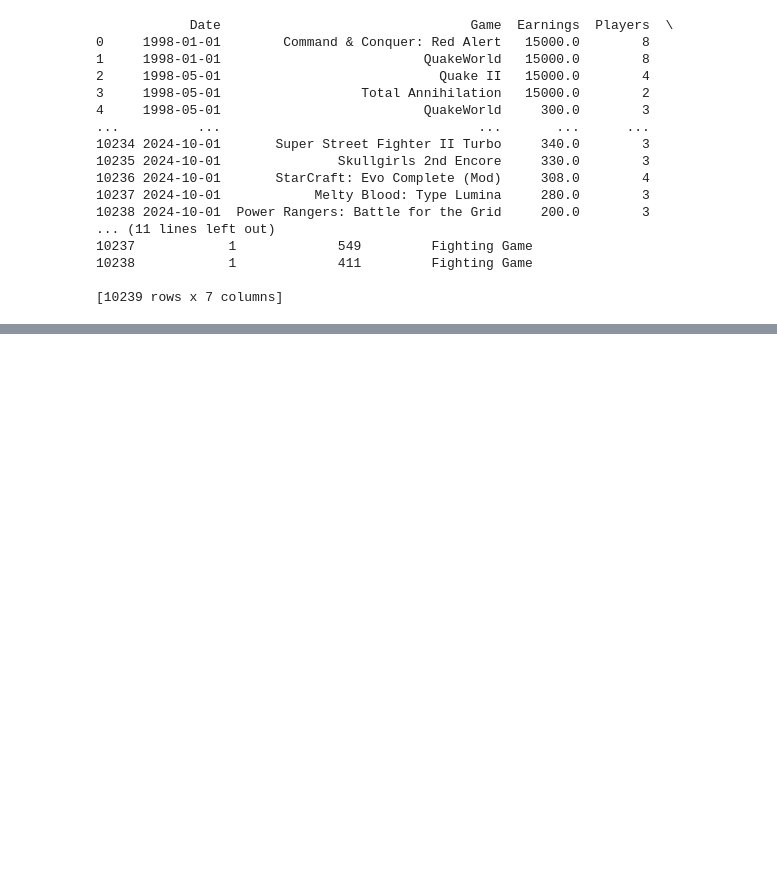
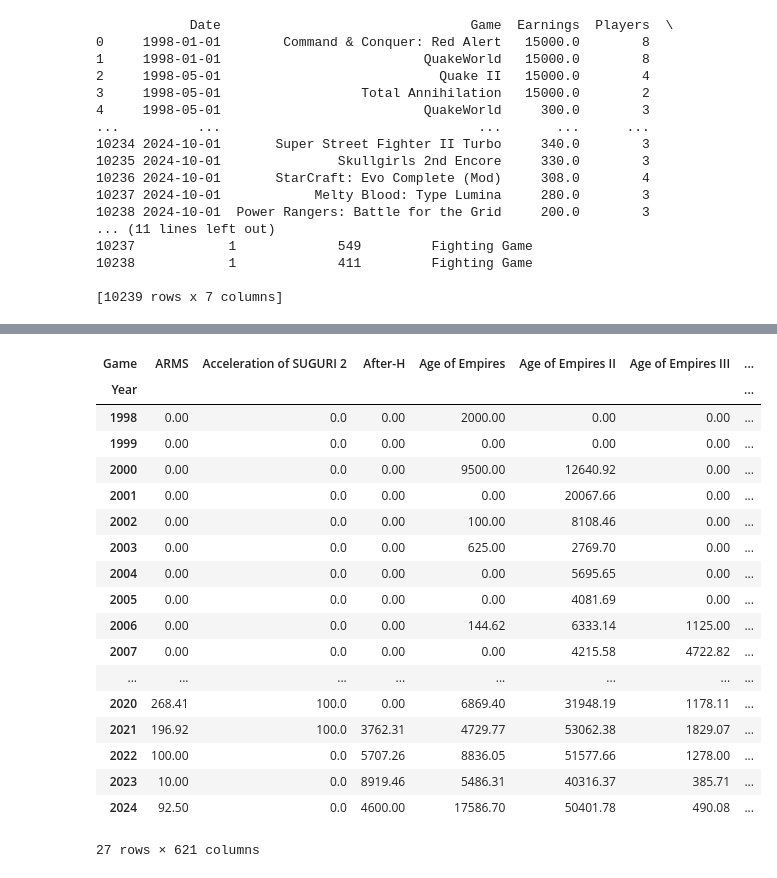
Before and after one commit to AndreasL85/pyprojektarbete, a Jupyter notebook: esports.ipynb, the cells around one changed output, grey strips where cells are left out. Saved outputs shown, nothing was run; the diff lists cells and outputs as text; code cells hidden in the pictures; blank space fills up the shorter version.

```diff
--- a/esports.ipynb
+++ b/esports.ipynb
@@ -45,0 +170,23 @@ data.to_csv("new_data.csv", index = False)
+# %%
+pivot = data.pivot_table(values="Earnings", index="Year", columns="Game", aggfunc="mean").fillna(0).round(2)
+pivot
+# %% [output]
+| Game | ARMS | Acceleration of SUGURI 2 | After-H | Age of Empires | Age of Empires II | Age of Empires III | ... |
+| Year |  |  |  |  |  |  | ... |
+| 1998 | 0.00 | 0.0 | 0.00 | 2000.00 | 0.00 | 0.00 | ... |
+| 1999 | 0.00 | 0.0 | 0.00 | 0.00 | 0.00 | 0.00 | ... |
+| 2000 | 0.00 | 0.0 | 0.00 | 9500.00 | 12640.92 | 0.00 | ... |
+| 2001 | 0.00 | 0.0 | 0.00 | 0.00 | 20067.66 | 0.00 | ... |
+| 2002 | 0.00 | 0.0 | 0.00 | 100.00 | 8108.46 | 0.00 | ... |
+| 2003 | 0.00 | 0.0 | 0.00 | 625.00 | 2769.70 | 0.00 | ... |
+| 2004 | 0.00 | 0.0 | 0.00 | 0.00 | 5695.65 | 0.00 | ... |
+| 2005 | 0.00 | 0.0 | 0.00 | 0.00 | 4081.69 | 0.00 | ... |
+| 2006 | 0.00 | 0.0 | 0.00 | 144.62 | 6333.14 | 1125.00 | ... |
+| 2007 | 0.00 | 0.0 | 0.00 | 0.00 | 4215.58 | 4722.82 | ... |
+| ... | ... | ... | ... | ... | ... | ... | ... |
+| 2020 | 268.41 | 100.0 | 0.00 | 6869.40 | 31948.19 | 1178.11 | ... |
+| 2021 | 196.92 | 100.0 | 3762.31 | 4729.77 | 53062.38 | 1829.07 | ... |
+| 2022 | 100.00 | 0.0 | 5707.26 | 8836.05 | 51577.66 | 1278.00 | ... |
+| 2023 | 10.00 | 0.0 | 8919.46 | 5486.31 | 40316.37 | 385.71 | ... |
+| 2024 | 92.50 | 0.0 | 4600.00 | 17586.70 | 50401.78 | 490.08 | ... |
+27 rows × 621 columns
```
Also changed, not shown: parts of 9 cells of this notebook.
